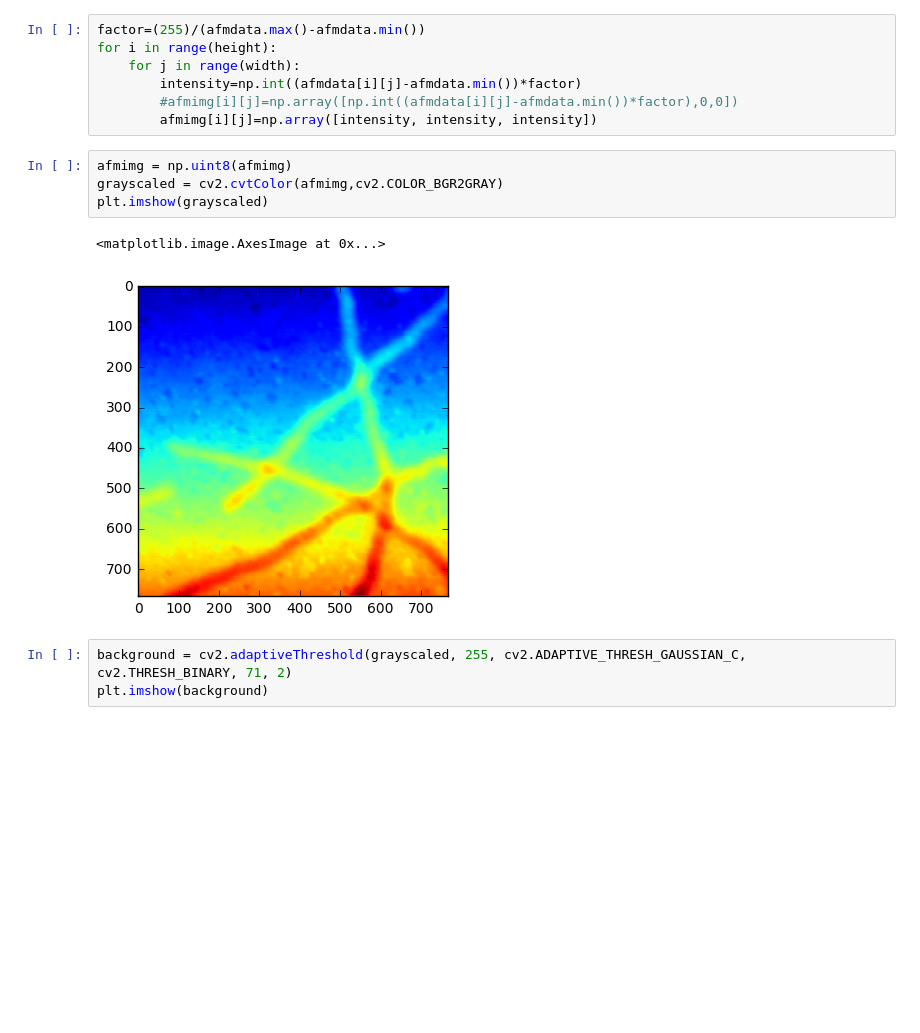
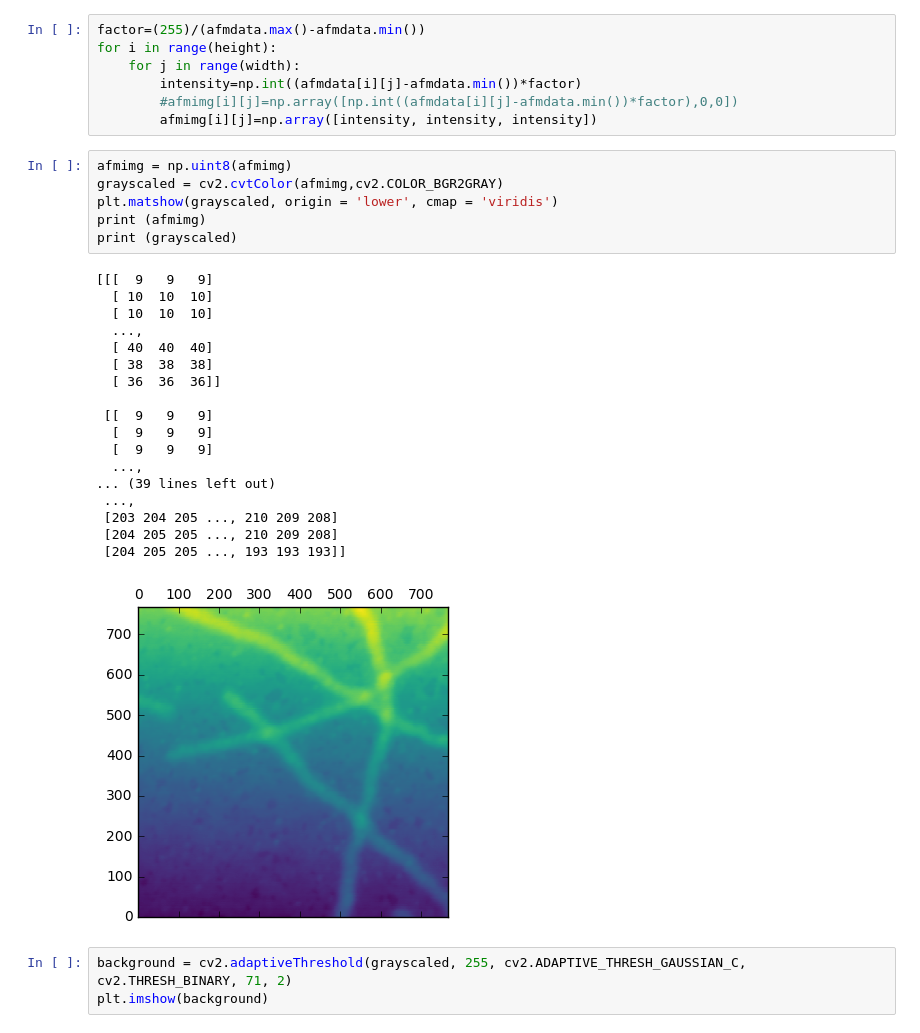
Before and after one commit to wesleyktatum/Nanowire_Measurements, a Jupyter notebook: NaRWHAL/Background-openCV.ipynb, the cells around one changed output. Drawn from its saved outputs; the diff is of its cells as text; blank space fills up the shorter version.

```diff
--- a/NaRWHAL/Background-openCV.ipynb
+++ b/NaRWHAL/Background-openCV.ipynb
@@ -19,10 +19,28 @@ for i in range(height):
 # %%
 afmimg = np.uint8(afmimg)
 grayscaled = cv2.cvtColor(afmimg,cv2.COLOR_BGR2GRAY)
-plt.imshow(grayscaled)
+plt.matshow(grayscaled, origin = 'lower', cmap = 'viridis')
+print (afmimg)
+print (grayscaled)
 # %% [output]
-<matplotlib.image.AxesImage at 0x...>
+[[[  9   9   9]
+  [ 10  10  10]
+  [ 10  10  10]
+  ...,
+  [ 40  40  40]
+  [ 38  38  38]
+  [ 36  36  36]]
+
+ [[  9   9   9]
+  [  9   9   9]
+  [  9   9   9]
+  ...,
+... (39 lines left out)
+ ...,
+ [203 204 205 ..., 210 209 208]
+ [204 205 205 ..., 210 209 208]
+ [204 205 205 ..., 193 193 193]]
-[figure, old version]
+[figure, new version]
 # %%
 background = cv2.adaptiveThreshold(grayscaled, 255, cv2.ADAPTIVE_THRESH_GAUSSIAN_C, cv2.THRESH_BINARY, 71, 2)
 plt.imshow(background)
```
Also changed, not shown: 7 other files.
